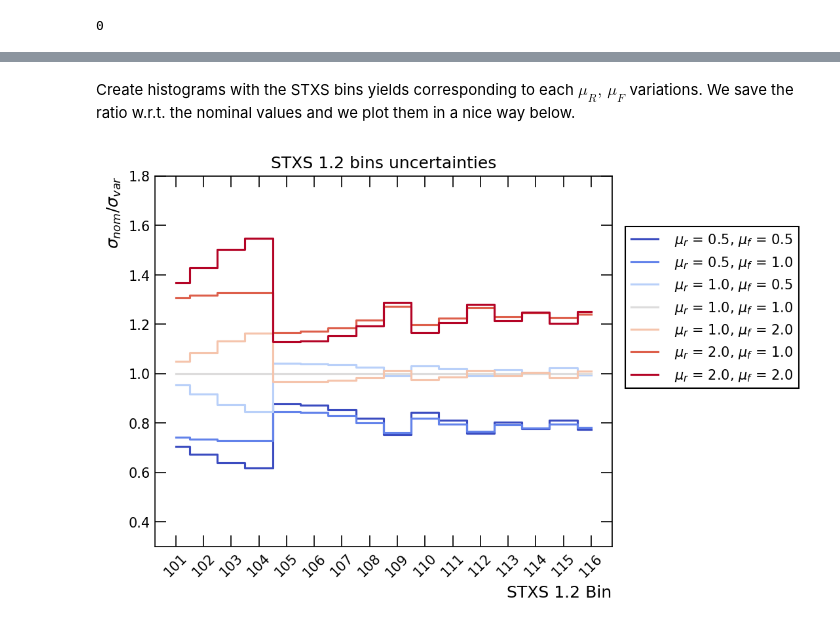
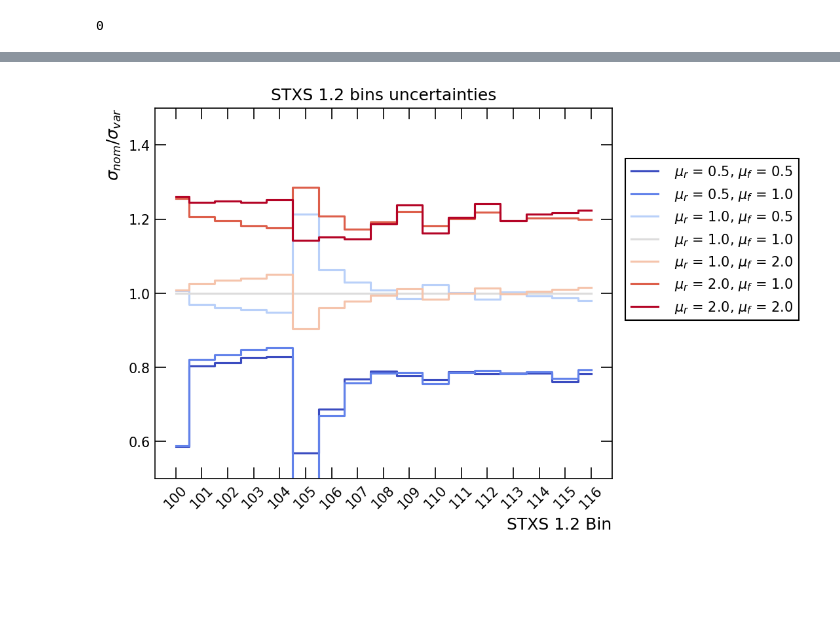
Before and after one commit to bonanomi/STXS_Unc, a Jupyter notebook: ScaleVar_STXS1p2.ipynb, the cells around one changed output, grey strips where cells are left out. Drawn from its saved outputs; the diff is of its cells as text; code cells hidden in the pictures; blank space fills up the shorter version.

```diff
--- a/ScaleVar_STXS1p2.ipynb
+++ b/ScaleVar_STXS1p2.ipynb
@@ -62,9 +29,4 @@ We load the TTree and to be sure of including all the STXS categories, we use a
 # %%
 binning = np.linspace(0, 500, 500)
 # %%
-h_stxs = np.histogram(evts[b'htxs_stage1p2_cat'], binning)
+h_stxs = np.histogram(evts[b'HTXS_stage1_2_cat_pTjet30GeV'], binning)
-# %%
-d = {}
-for w in enumerate(weights):
-    i = w[0]; weight = w[1]
-    d[i] = evts[weight]
@@ -73,6 +33,10 @@ We compute the reweighted histograms of the STXS classification and we store the
+# %%
+d = {}
+for i in range(9):
+    d[i] = [j[i] for j in evts[b'LHEScaleWeight']]
 # %%
 %%time
 d_scales = {}
 for i in range(9):
-    d_scales[i] = np.histogram(evts[b'htxs_stage1p2_cat'], binning, weights=d[i])
+    d_scales[i] = np.histogram(evts[b'HTXS_stage1_2_cat_pTjet30GeV'], binning, weights=d[i])
 # %% [output]
@@ -240,8 +192,6 @@ for stxs, nom_int in zip(enumerate(stxs_bins), int_nominal):
         normalization.write('\t{0:.2f},\t ' .format(norm_int))
     normalization.write('\n')
 normalization.close()
-# %% [markdown]
-Create histograms with the STXS bins yields corresponding to each $\mu_R,\, \mu_F$ variations. We save the ratio w.r.t. the nominal values and we plot them in a nice way below.
 # %%
 histos = {}
 for i in range(9):
@@ -286,18 +216,18 @@ stxs_binName = {
 # %%
 plt.figure(figsize = (6,5))
 cmap = plt.cm.coolwarm(np.linspace(0, 1., 9.))
 for i in range(9):
     if (i==2) | (i==6):
         continue
     plt.step(stxs_bins, histos[i], where = 'mid', label = scale_var[i], color = cmap[i], linewidth = 1.5)
     plt.grid(b = None)
 plt.legend(bbox_to_anchor=(1., 0.9))
 plt.xticks(stxs_bins, rotation = 45)
 plt.tick_params(which='minor', length=0)
-plt.ylim(0.3, 1.8)
+plt.ylim(0.5, 1.5)
 plt.title('STXS 1.2 bins uncertainties')
 plt.xlabel('STXS 1.2 Bin', ha='right', x=1.0, fontsize = 12)
 plt.ylabel(r'$\sigma_{nom}/\sigma_{var}$', ha='right', y=1.0, fontsize = 12)
 # plt.savefig('STXS1p2_Unc.pdf', bbox_inches='tight')
 # %% [output]
-[figure, old version]
+[figure, new version]
```
Also changed, not shown: parts of 26 cells of this notebook, 3 other files.
